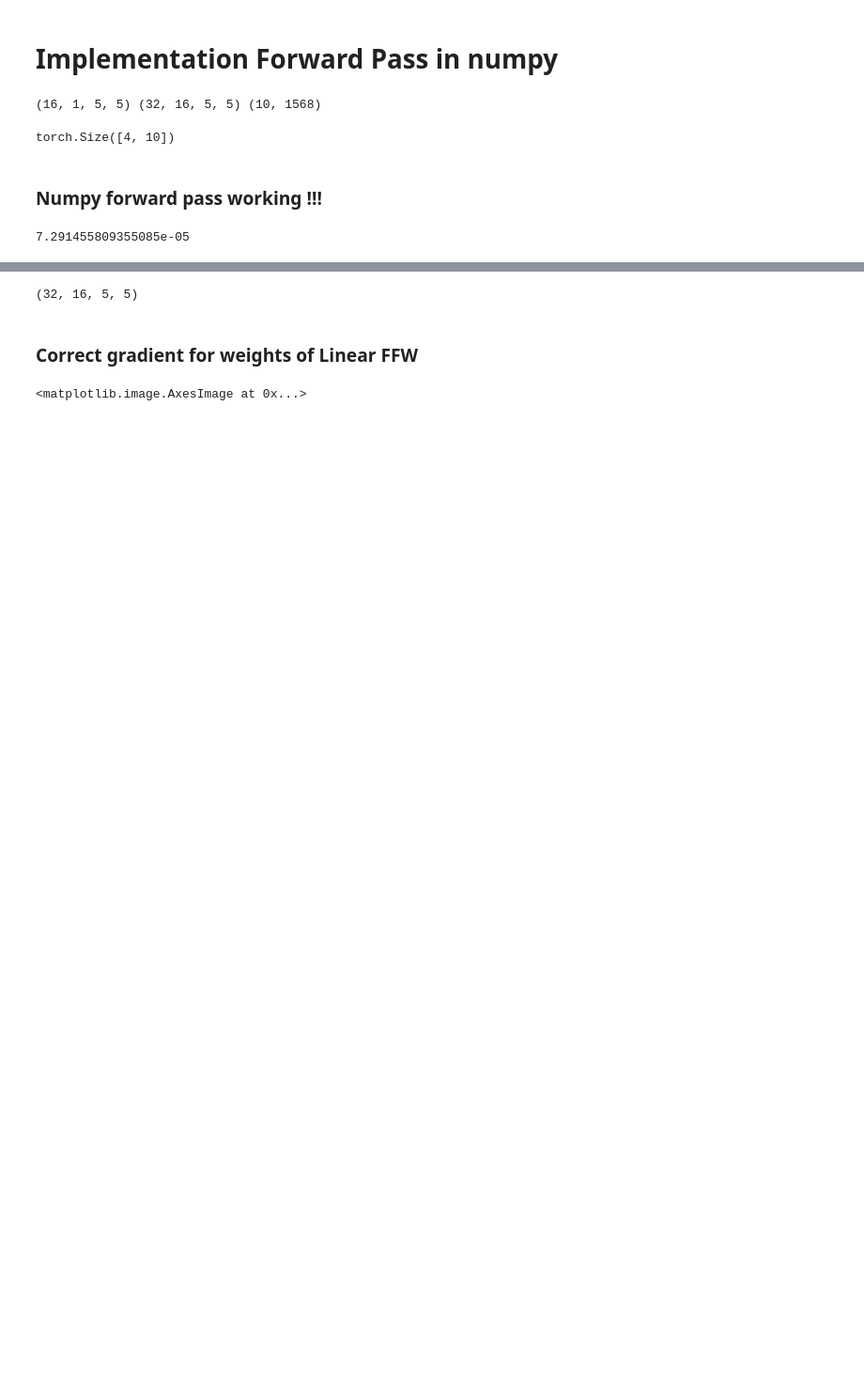
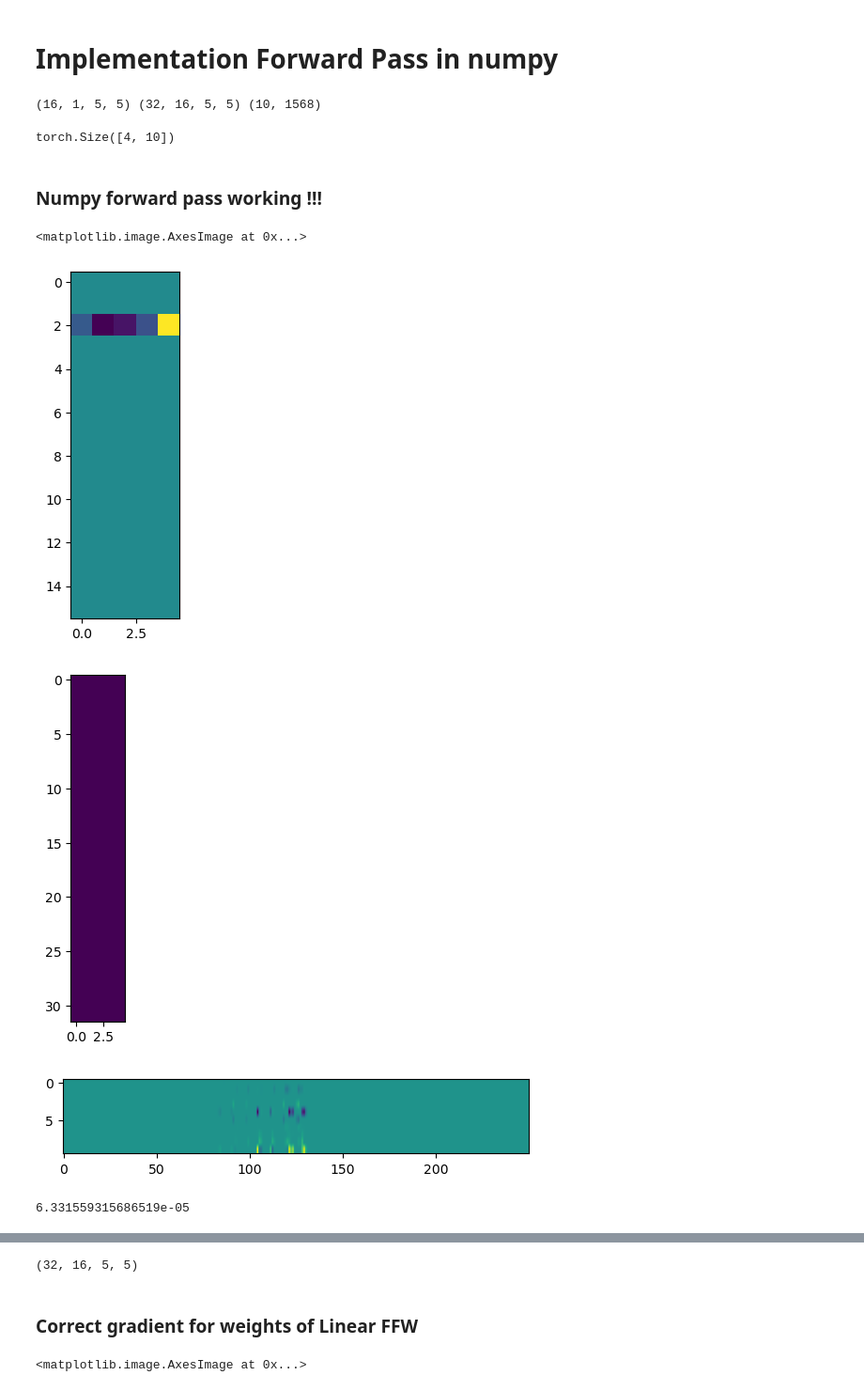
Before and after one commit to 08yann/Handcoded_NeuralNetworks_numpy, a Jupyter notebook: Conv2d_BackPropa_byHand.ipynb, the cells around one changed output, grey strips where cells are left out. Shown: that part at 94% size. Cells and saved outputs as stored; diff of their text form; code cells hidden in the pictures; blank space fills up the shorter version.

```diff
--- a/Conv2d_BackPropa_byHand.ipynb
+++ b/Conv2d_BackPropa_byHand.ipynb
@@ -285,7 +288,25 @@ np_out, loss, d_ln, d_conv2_weights, d_conv1_weights = forward_backward(X_train[
+# %%
+model.zero_grad()
+out = model(torch.tensor(X_train[samp].reshape(8,1,28,28)).float())
+out.retain_grad()
+loss = loss_fn(out, torch.tensor(Y_train[samp]))
+loss.retain_grad()
+loss.backward()
+imshow(model.conv1.weight.grad[:,0,:,0])
+figure()
+imshow(model.conv2.weight.grad[:,0,:,0])
+figure()
+imshow(model.ln.weight.grad[:,750:1000],aspect = 4)
+# %% [output]
+<matplotlib.image.AxesImage at 0x...>
+[figure, added]
+[figure, added]
+[figure, added]
 # %%
+torch_out = model(torch.tensor(X_train[samp].reshape(8,1,28,28)).float())
 np.sum(np.abs(np_out-torch_out.detach().numpy()))
 # %% [output]
-7.291455809355085e-05
+6.331559315686519e-05
 # %%
 np.sum(np.abs(np_out-torch_out.detach().numpy()))
 # %% [output]
```
Also changed, not shown: parts of 20 cells of this notebook.
